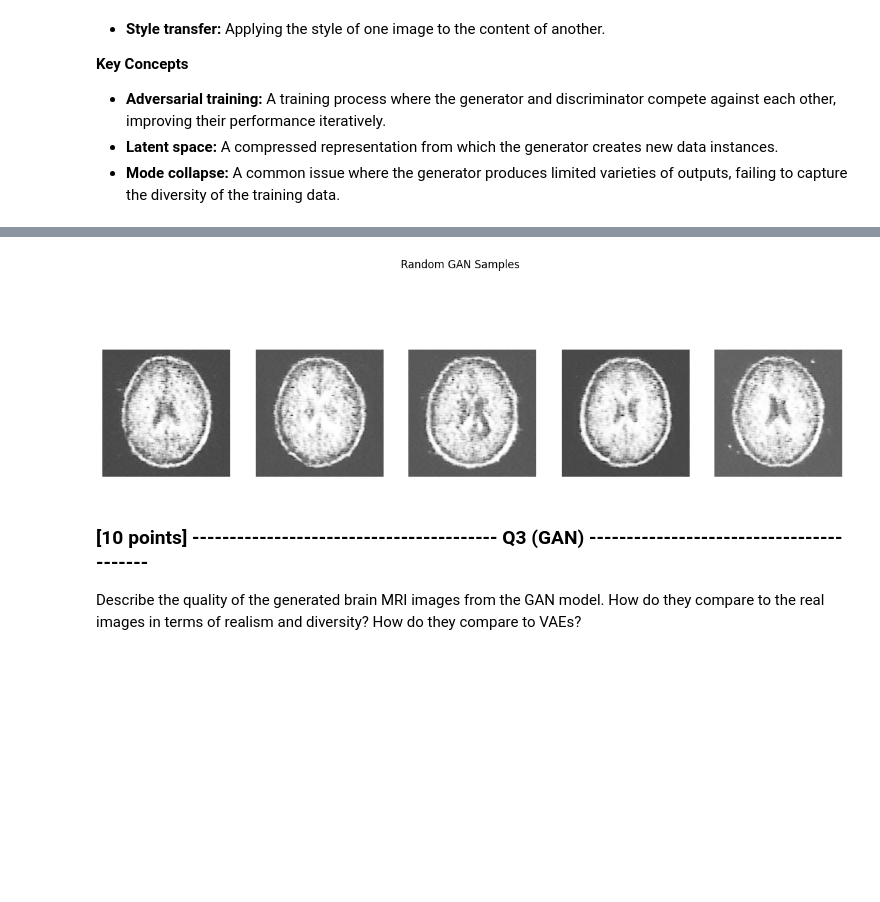
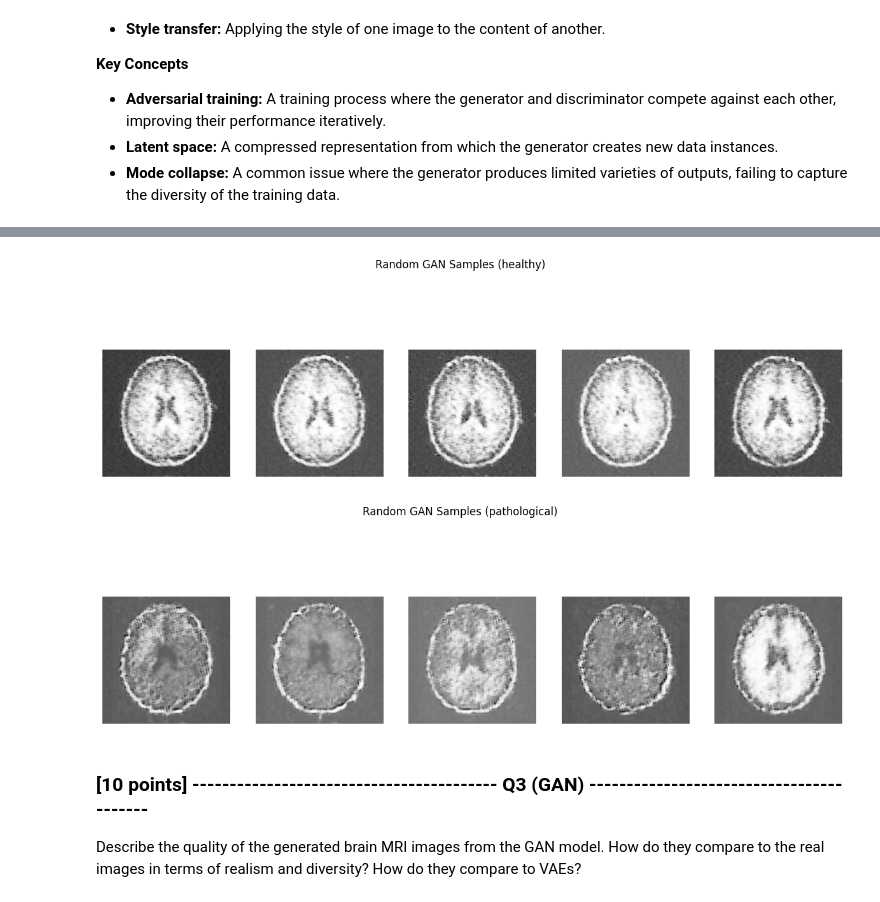
Before and after one commit to valentin-biller/MedicalAI, a Jupyter notebook: DGM/main_generative.ipynb, the cells around one changed output, grey strips where cells are left out. Drawn from its saved outputs; the diff is of its cells as text; code cells hidden in the pictures; blank space fills up the shorter version.

```diff
--- a/DGM/main_generative.ipynb
+++ b/DGM/main_generative.ipynb
@@ -343,6 +343,12 @@ GANs are useful for:
 # %%
 from model.wgan import GANModule
 # Initialize the GAN model
+
+input_dim = config['target_size']
+latent_dim = config['latent_dim']
+num_epochs = config['num_epochs']
+
+
 hparams = {
     'image_size': input_dim[1],
     'latent_dim': latent_dim,
@@ -350,7 +356,8 @@ hparams = {
     'lr': 0.0002,
     'n_critic': 1
 }
-gan_model = GANModule(hparams)
+gan_model_healthy = GANModule(hparams)
+gan_model_patholocial = GANModule(hparams)
 
 # Set up the trainer
 # Check if MPS is available
@@ -359,8 +366,8 @@ accelerator = "mps" if pl.accelerators.MPSAccelerator.is_available() else "cpu"
 # Create trainer with the conditional accelerator
 trainer = pl.Trainer(max_epochs=num_epochs,  accelerator=accelerator, devices=1)  # Adjust trainer parameters as needed
 
-# Start training
-trainer.fit(gan_model, train_data_module_healthy.train_dataloader(), train_data_module_healthy.val_dataloader())
+# Start training healthy GAN
+trainer.fit(gan_model_healthy, train_data_module_healthy.train_dataloader(), train_data_module_healthy.val_dataloader())
 # %% [output]
 GPU available: True (mps), used: True
 TPU available: False, using: 0 TPU cores
@@ -377 +387,6 @@ HPU available: False, using: 0 HPUs
 `Trainer.fit` stopped: `max_epochs=200` reached.
+# %%
+# Create trainer with the conditional accelerator
+trainer_2 = pl.Trainer(max_epochs=num_epochs,  accelerator=accelerator, devices=1)  # Adjust trainer parameters as needed
+# Start training pathological GAN
+trainer_2.fit(gan_model_patholocial, train_data_module_stroke.train_dataloader(), train_data_module_stroke.val_dataloader())
@@ -378,19 +410,34 @@ HPU available: False, using: 0 HPUs
 # %%
 # Generate random samples
-gan_model.eval()
+gan_model_healthy.eval()
 with torch.no_grad():
-    random_samples = gan_model(torch.randn(16, latent_dim)).cpu().numpy()
+    random_samples = gan_model_healthy(torch.randn(16, latent_dim)).cpu().numpy()
 
-# Plot the random samples
+# Plot the random helathy samples
 fig, ax = plt.subplots(1, 5, figsize=(15, 5))
-fig.suptitle('Random GAN Samples')
+fig.suptitle('Random GAN Samples (healthy)')
 for i in range(5):
     sample_img = random_samples[i]
     ax[i].imshow(np.squeeze(sample_img), cmap='gray')
     ax[i].axis('off')
 plt.show()
+
+# Generate random samples
+gan_model_patholocial.eval()
+with torch.no_grad():
+    random_samples = gan_model_patholocial(torch.randn(16, latent_dim)).cpu().numpy()
+
+# Plot the random pathoogical samples
+fig, ax = plt.subplots(1, 5, figsize=(15, 5))
+fig.suptitle('Random GAN Samples (pathological)')
+for i in range(5):
+    sample_img = random_samples[i]
+    ax[i].imshow(np.squeeze(sample_img), cmap='gray')
+    ax[i].axis('off')
+plt.show()
 # %% [output]
-[figure, old version]
+[figure, new version]
+[figure, added]
 # %% [markdown]
 ### [10 points] ----------------------------------------- Q3 (GAN) -----------------------------------------
 Describe the quality of the generated brain MRI images from the GAN model. How do they compare to the real images in terms of realism and diversity? How do they compare to VAEs?
```
Also changed, not shown: parts of 4 cells of this notebook, 2 other files.
